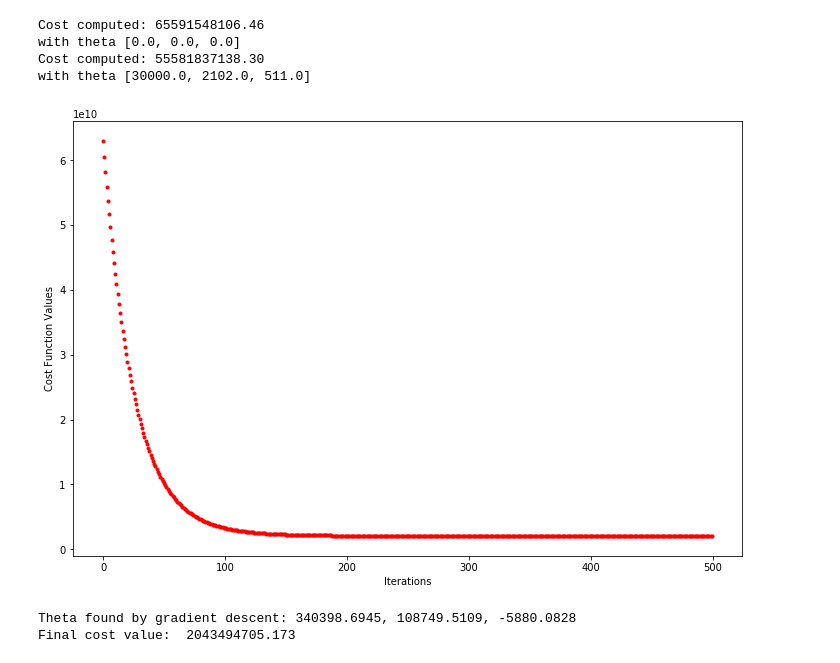
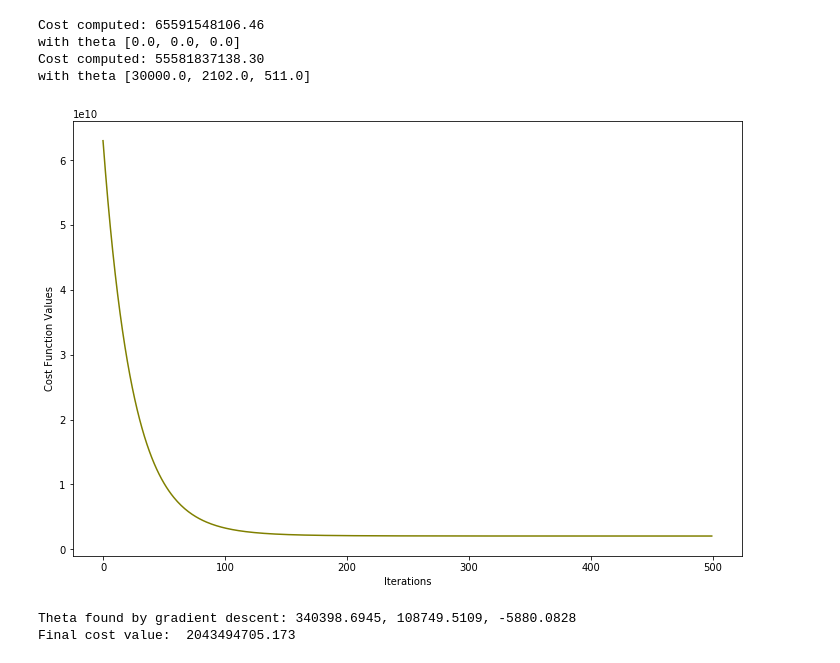
Before and after one commit to SoroushGhaderi/Machine_Learning_Andrew_Ng_exercises_with_Python, a Jupyter notebook: Linear Regression/Exercise 1 Linear Regression.ipynb, the cells around one changed output. Drawn from its saved outputs; the diff is of its cells as text; code cells hidden in the pictures.

Commit message:
check files and update color in some plots

```diff
--- a/Linear Regression/Exercise 1 Linear Regression.ipynb
+++ b/Linear Regression/Exercise 1 Linear Regression.ipynb
@@ -521,11 +521,11 @@ theta, cost_function_history, theta_history = gradient_descent_multi(X, y, theta
 # %%
 fig,ax = plt.subplots(figsize=(12,8))
 ax.set_ylabel("Cost Function Values")
 ax.set_xlabel("Iterations")
-ax.plot(range(iteration), cost_function_history, "r.")
+ax.plot(range(iteration), cost_function_history, "olive")
 plt.show()
 # %% [output]
-[figure, old version]
+[figure, new version]
 # %%
 print("Theta found by gradient descent: {:.4f}, {:.4f}, {:.4f}".format(theta[0], theta[1], theta[2]))
 print("Final cost value:  {:0.3f}".format(cost_function_history[-1]))
```
Also changed, not shown: parts of 6 cells of this notebook.
